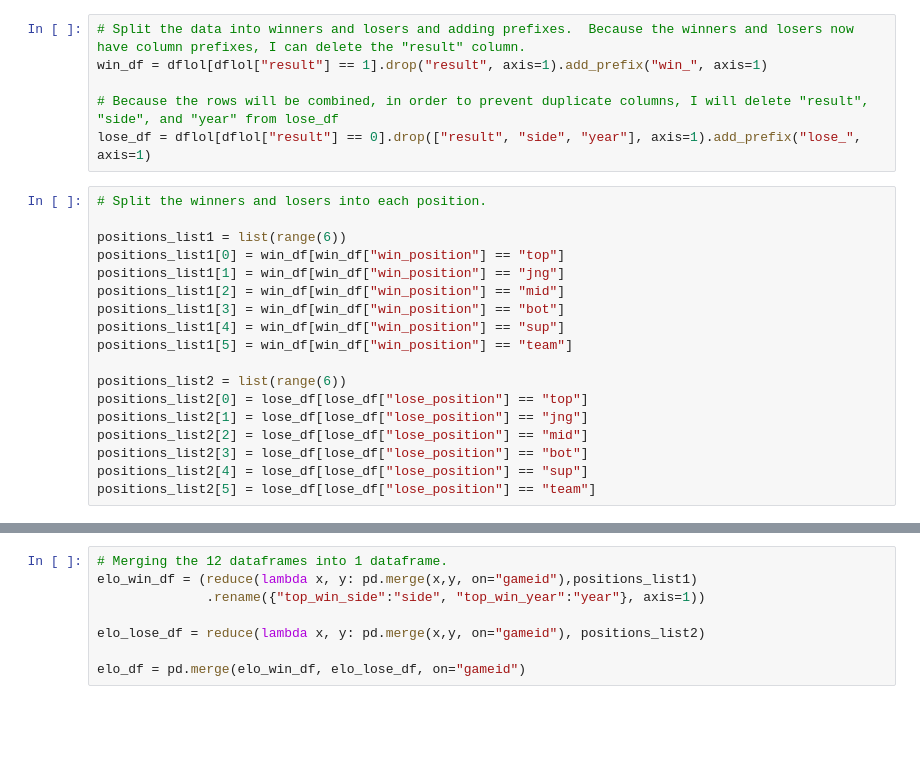
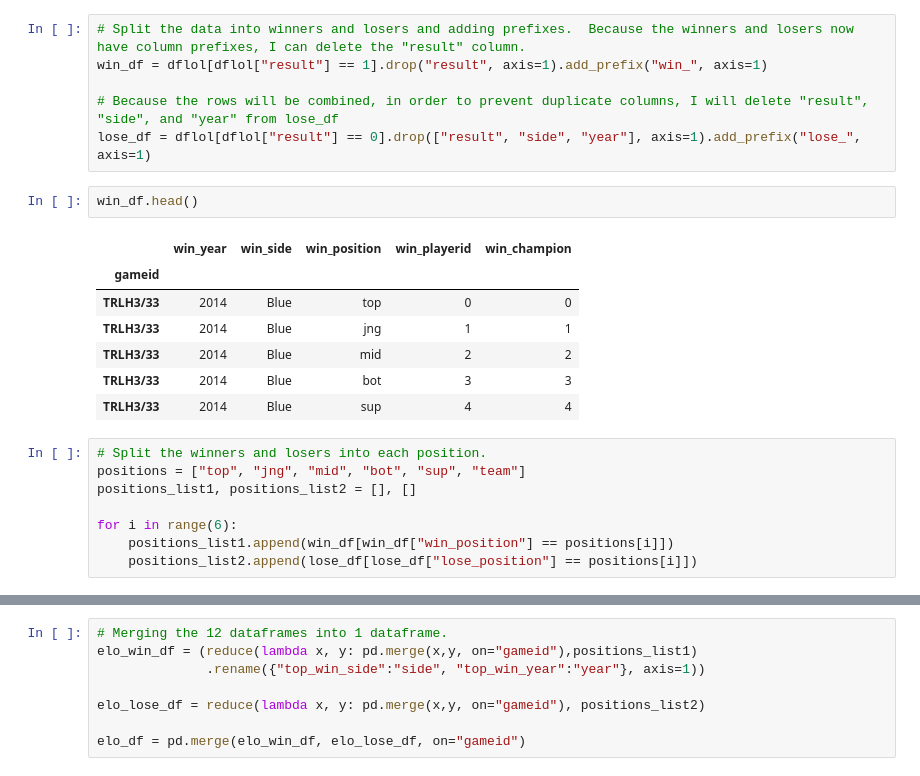
Before and after one commit to Samuel-Kelly-hub/Esports-Results-Project, a Jupyter notebook: LoL_Elo_System.ipynb, the cells around one changed output, grey strips where cells are left out. Cells and saved outputs as stored; diff of their text form; blank space fills up the shorter version.

```diff
--- a/LoL_Elo_System.ipynb
+++ b/LoL_Elo_System.ipynb
@@ -164,24 +164,24 @@ win_df = dflol[dflol["result"] == 1].drop("result", axis=1).add_prefix("win_", a
 
 # Because the rows will be combined, in order to prevent duplicate columns, I will delete "result", "side", and "year" from lose_df
 lose_df = dflol[dflol["result"] == 0].drop(["result", "side", "year"], axis=1).add_prefix("lose_", axis=1)
+# %%
+win_df.head()
+# %% [output]
+|  | win_year | win_side | win_position | win_playerid | win_champion |
+| gameid |  |  |  |  |  |
+| TRLH3/33 | 2014 | Blue | top | 0 | 0 |
+| TRLH3/33 | 2014 | Blue | jng | 1 | 1 |
+| TRLH3/33 | 2014 | Blue | mid | 2 | 2 |
+| TRLH3/33 | 2014 | Blue | bot | 3 | 3 |
+| TRLH3/33 | 2014 | Blue | sup | 4 | 4 |
 # %%
 # Split the winners and losers into each position.
+positions = ["top", "jng", "mid", "bot", "sup", "team"]
+positions_list1, positions_list2 = [], []
 
-positions_list1 = list(range(6))
-positions_list1[0] = win_df[win_df["win_position"] == "top"]
-positions_list1[1] = win_df[win_df["win_position"] == "jng"]
-positions_list1[2] = win_df[win_df["win_position"] == "mid"]
-positions_list1[3] = win_df[win_df["win_position"] == "bot"]
-positions_list1[4] = win_df[win_df["win_position"] == "sup"]
-positions_list1[5] = win_df[win_df["win_position"] == "team"]
-
-positions_list2 = list(range(6))
-positions_list2[0] = lose_df[lose_df["lose_position"] == "top"]
-positions_list2[1] = lose_df[lose_df["lose_position"] == "jng"]
-positions_list2[2] = lose_df[lose_df["lose_position"] == "mid"]
-positions_list2[3] = lose_df[lose_df["lose_position"] == "bot"]
-positions_list2[4] = lose_df[lose_df["lose_position"] == "sup"]
-positions_list2[5] = lose_df[lose_df["lose_position"] == "team"]
+for i in range(6):
+    positions_list1.append(win_df[win_df["win_position"] == positions[i]])
+    positions_list2.append(lose_df[lose_df["lose_position"] == positions[i]])
 # %%
 for i in range(len(positions_list1)):
 
```
Also changed, not shown: parts of 13 cells of this notebook, 1 other file.
